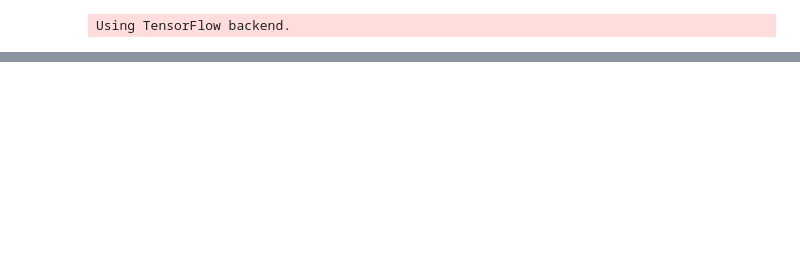
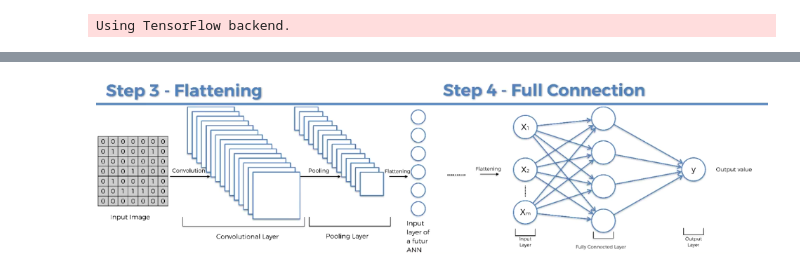
Before and after one commit to Lplenka/DS_NN, a Jupyter notebook: CNN/Cats&Dogs.ipynb, the cells around one changed output, grey strips where cells are left out. Cells and saved outputs as stored; diff of their text form; code cells hidden in the pictures; blank space fills up the shorter version.

```diff
--- a/CNN/Cats&Dogs.ipynb
+++ b/CNN/Cats&Dogs.ipynb
@@ -36,0 +33,5 @@ classifier.compile(optimizer = 'adam', loss = 'binary_crossentropy', metrics = [
+# %%
+from IPython.display import Image
+Image("cnn.png")
+# %% [output]
+[figure, added]
```
Also changed, not shown: parts of 2 cells of this notebook.
